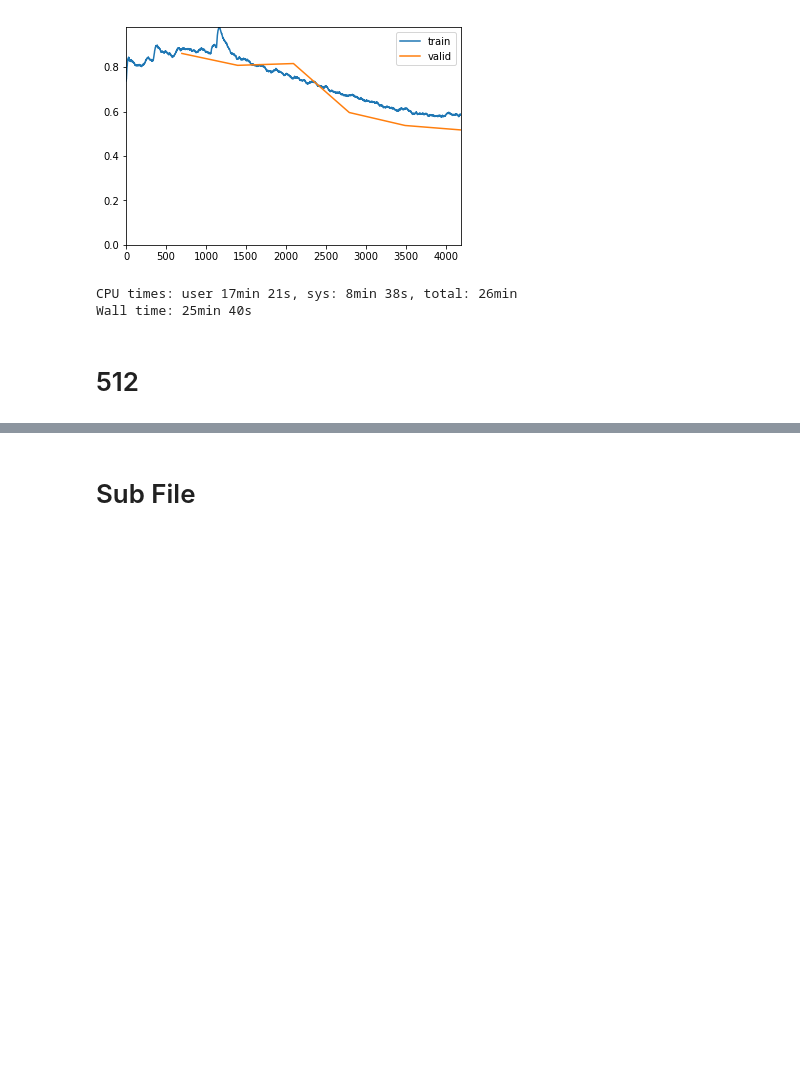
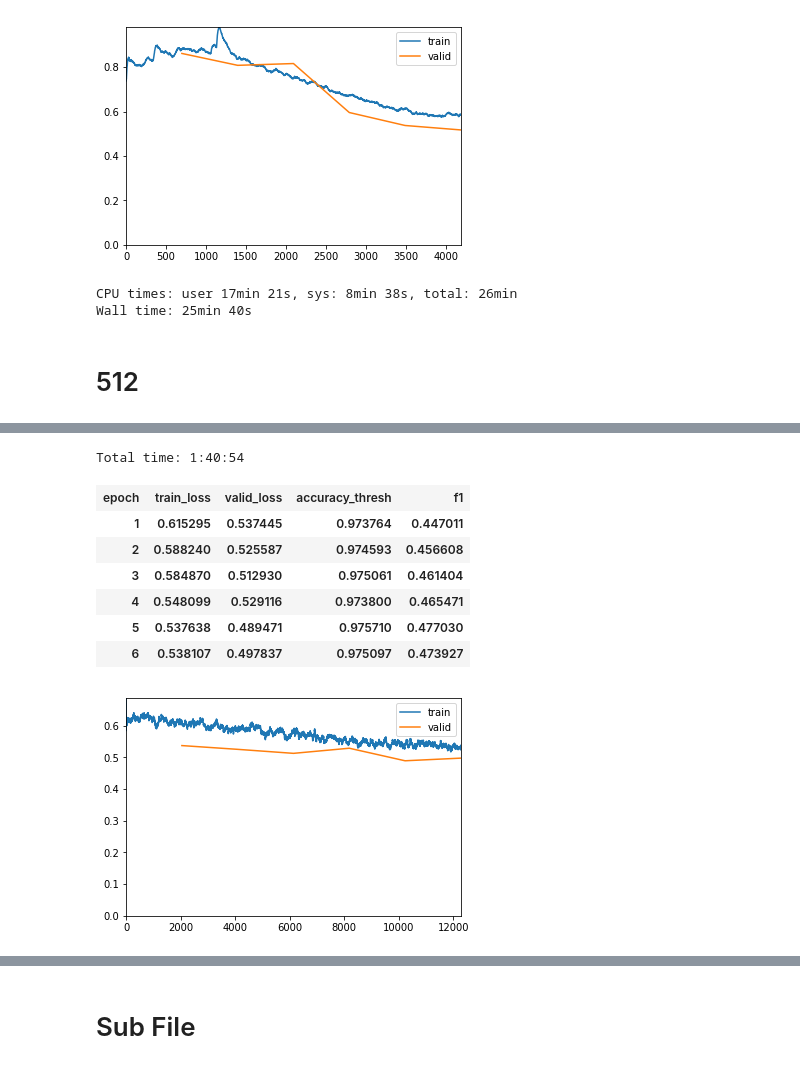
Before and after one commit to clarecowie/kaggle_hpa, a Jupyter notebook: R50.ipynb, the cells around one changed output, grey strips where cells are left out. Drawn from its saved outputs; the diff is of its cells as text; code cells hidden in the pictures; blank space fills up the shorter version.

```diff
--- a/R50.ipynb
+++ b/R50.ipynb
@@ -132,4 +138,19 @@ learn.freeze()
 # %%
 learn.save('r50_512')
+# %%
+learn.load('r50_512');
 # %%
 learn.unfreeze()
+# %%
+lr = 1e-3
+%time learn.fit_one_cycle(6, slice(lr/10, lr/5))
+# %% [output]
+Total time: 1:40:54
+| epoch | train_loss | valid_loss | accuracy_thresh | f1 |
+| 1 | 0.615295 | 0.537445 | 0.973764 | 0.447011 |
+| 2 | 0.588240 | 0.525587 | 0.974593 | 0.456608 |
+| 3 | 0.584870 | 0.512930 | 0.975061 | 0.461404 |
+| 4 | 0.548099 | 0.529116 | 0.973800 | 0.465471 |
+| 5 | 0.537638 | 0.489471 | 0.975710 | 0.477030 |
+| 6 | 0.538107 | 0.497837 | 0.975097 | 0.473927 |
+[figure, added]
```
Also changed, not shown: parts of 8 cells of this notebook, 2 other files.
